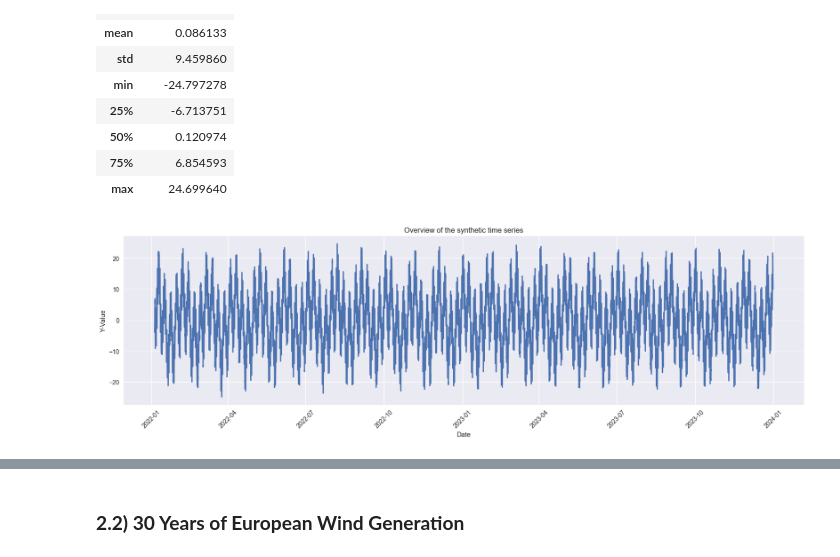
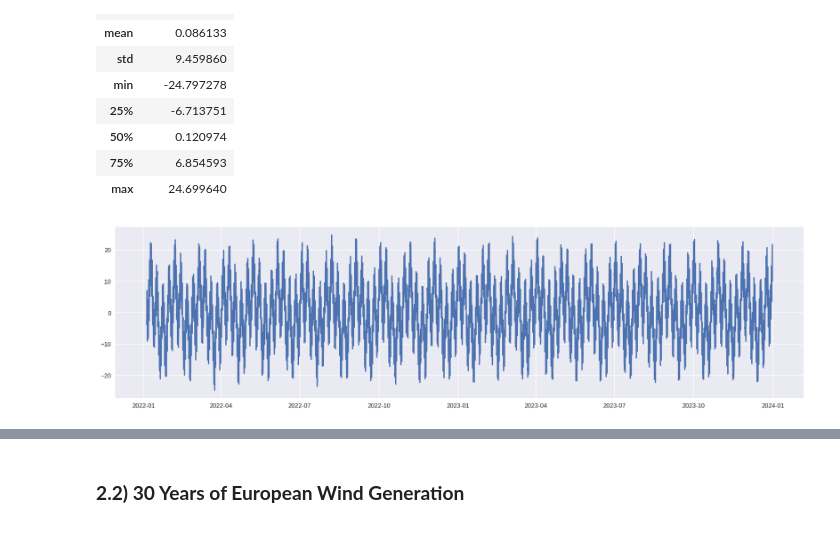
Before and after one commit to anasashb/TransformersEnergyTS, a Jupyter notebook: prototype.ipynb, the cells around one changed output, grey strips where cells are left out. Saved outputs shown, nothing was run; the diff lists cells and outputs as text; code cells hidden in the pictures.

```diff
--- a/prototype.ipynb
+++ b/prototype.ipynb
@@ -75,0 +55,3 @@ df2['date'] = pd.to_datetime(df2['date'])
+# %%
+# Initialize data synthesizer
+SynthMaker = SynthesisTS(series_amount=1, seq_len=17420)
@@ -111,3 +92,6 @@ plt.show()
+# %%
+# Generate second time series
+df2 = SynthMaker.synthesize_single_series()
 # %%
 df2.head()
 # %% [output]
@@ -133,11 +117,7 @@ df2.describe()
 # %%
 # Plot
 plt.figure(figsize=(20, 5))
 plt.plot(df2['date'], df2['TARGET'])
-plt.title('Overview of the synthetic time series 2')
-plt.xlabel('Date')
-plt.ylabel('Y-Value')
-plt.xticks(rotation = 45)
 plt.show()
 # %% [output]
-[figure, old version]
+[figure, new version]
```
Also changed, not shown: parts of 39 cells of this notebook.
